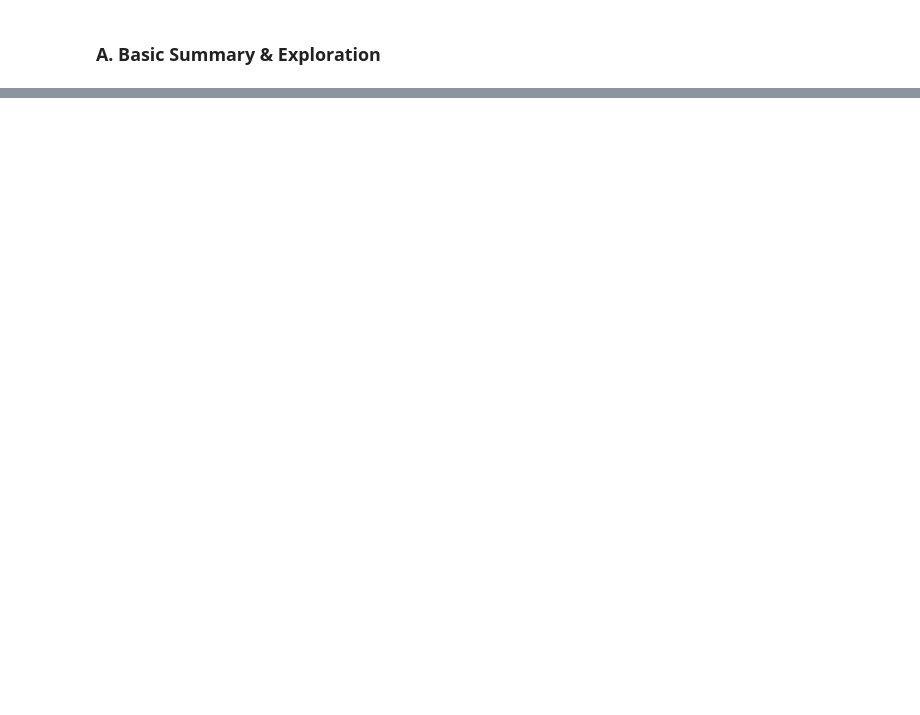
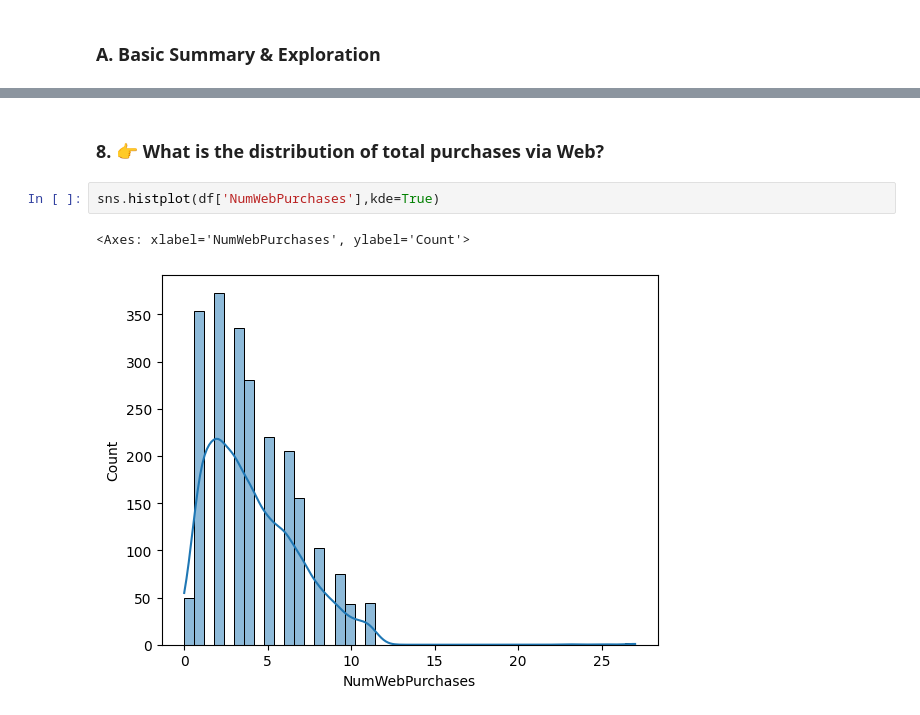
Before and after one commit to SachinSherki4/Data_Science, a Jupyter notebook: Data_Science_Projects/Marketing_Project_1/marketing_campaigns.ipynb, the cells around one changed output, grey strips where cells are left out. Cells and saved outputs as stored; diff of their text form; blank space fills up the shorter version.

```diff
--- a/Data_Science_Projects/Marketing_Project_1/marketing_campaigns.ipynb
+++ b/Data_Science_Projects/Marketing_Project_1/marketing_campaigns.ipynb
@@ -370,0 +401,7 @@ plt.boxplot(x=df[' Income '])
+# %% [markdown]
+### 8. 	   👉  What is the distribution of total purchases via Web?
+# %%
+sns.histplot(df['NumWebPurchases'],kde=True)
+# %% [output]
+<Axes: xlabel='NumWebPurchases', ylabel='Count'>
+[figure, added]
```
Also changed, not shown: parts of 42 cells of this notebook, 2 other files.
